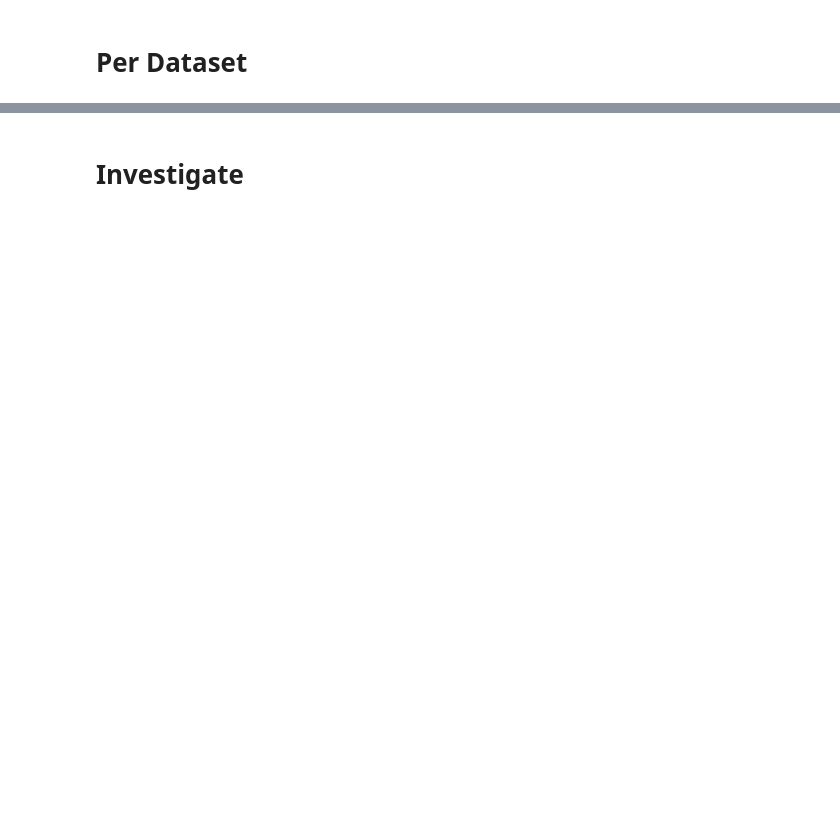
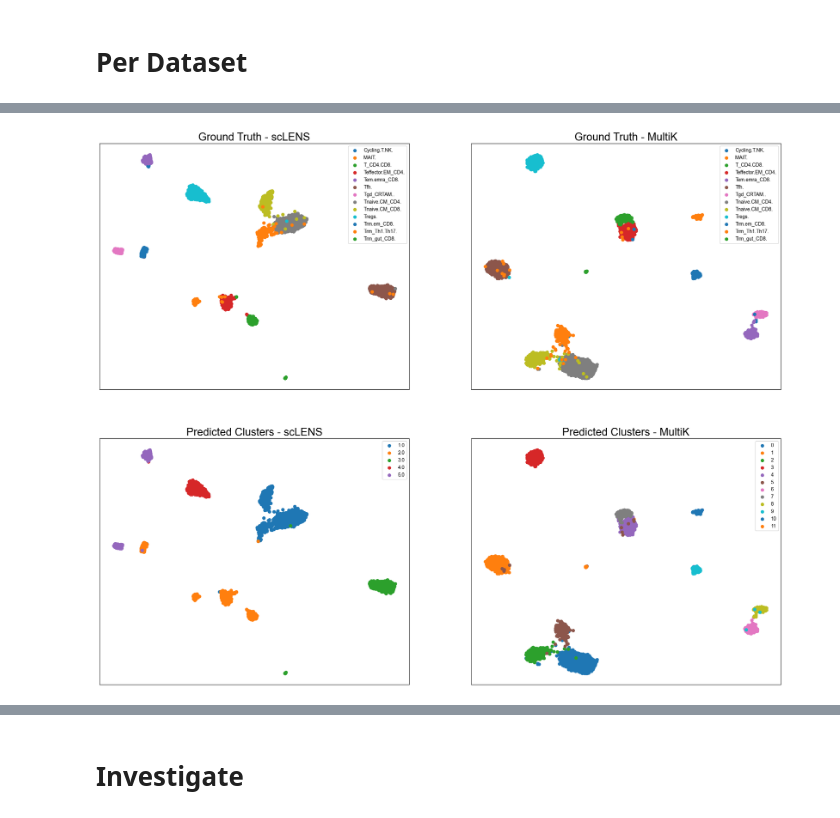
Before and after one commit to reggans/scLENS-py, a Jupyter notebook: score_data.ipynb, the cells around one changed output, grey strips where cells are left out. Drawn from its saved outputs; the diff is of its cells as text; code cells hidden in the pictures; blank space fills up the shorter version.

Commit message:
fixed cosine dist on clustering

```diff
--- a/score_data.ipynb
+++ b/score_data.ipynb
@@ -300,0 +602,3 @@ plt.show()
+# %%
+chooser_succ = pd.read_csv("success_chooser.csv", index_col=0)
+chooser_succ
@@ -300,0 +619,3 @@ plt.show()
+# %%
+scshc_succ = pd.read_csv("scshc_success.csv", index_col=0)
+scshc_succ
@@ -300,0 +829,5 @@ plt.show()
+# %%
+file = scl_scores.index[14][5:]
+file = file.replace('/', '-')
+scl_mapping = pd.read_csv('../Mappings/sclens/' + file, index_col=0)
+scl_mapping
@@ -300,0 +848,3 @@ plt.show()
+# %%
+multik_mapping = pd.read_csv("fail_multik.csv", index_col=0)
+multik_mapping
@@ -300,0 +865,68 @@ plt.show()
+# %%
+fig, axs = plt.subplots(2, 2, figsize=(25, 20))
+
+# TRUE LABEL - SCLENS
+ax = axs[0, 0]
+ax.tick_params(axis='both', direction='in')
+ax.set_yticks([])
+ax.set_xticks([])
+
+label = pd.read_csv('data/sim_Tcell/3276-1042.csv.gz')['cell']
+
+scl_umap = umap.UMAP(metric='cosine').fit(scl_mapping)
+
+for l in np.unique(label):
+    idx = np.where(label == l)
+    ax.scatter(scl_umap.embedding_[idx, 0], scl_umap.embedding_[idx, 1], label=l)
+
+ax.set_title("Ground Truth - scLENS", fontsize=22)
+ax.legend()
+
+# TRUE LABEL - MULTIK
+ax = axs[0, 1]
+ax.tick_params(axis='both', direction='in')
+ax.set_yticks([])
+ax.set_xticks([])
+
+multik_umap = umap.UMAP(metric='cosine').fit(multik_mapping)
+
+for l in np.unique(label):
+    idx = np.where(label == l)
+    ax.scatter(multik_umap.embedding_[idx, 0], multik_umap.embedding_[idx, 1], label=l)
+
+ax.set_title("Ground Truth - MultiK", fontsize=22)
+ax.legend()
+
+# PREDICTED - SCLENS
+ax = axs[1, 0]
+ax.tick_params(axis='both', direction='in')
+ax.set_yticks([])
+ax.set_xticks([])
+
+label = pd.read_csv('fail_cls_multik_scl.csv')['cluster']
+
+for l in np.unique(label):
+    idx = np.where(label == l)
+    ax.scatter(scl_umap.embedding_[idx, 0], scl_umap.embedding_[idx, 1], label=l)
+
+ax.set_title("Predicted Clusters - scLENS", fontsize=22)
+ax.legend()
+
+# PREDICTED - MULTIK
+ax = axs[1, 1]
+ax.tick_params(axis='both', direction='in')
+ax.set_yticks([])
+ax.set_xticks([])
+
+label = pd.read_csv('fail_cls_multik.csv')['K_12']
+
+for l in np.unique(label):
+    idx = np.where(label == l)
+    ax.scatter(multik_umap.embedding_[idx, 0], multik_umap.embedding_[idx, 1], label=l)
+
+ax.set_title("Predicted Clusters - MultiK", fontsize=22)
+ax.legend()
+
+plt.show()
+# %% [output]
+[figure, added]
```
Also changed, not shown: parts of 66 cells of this notebook, 5 other files.
